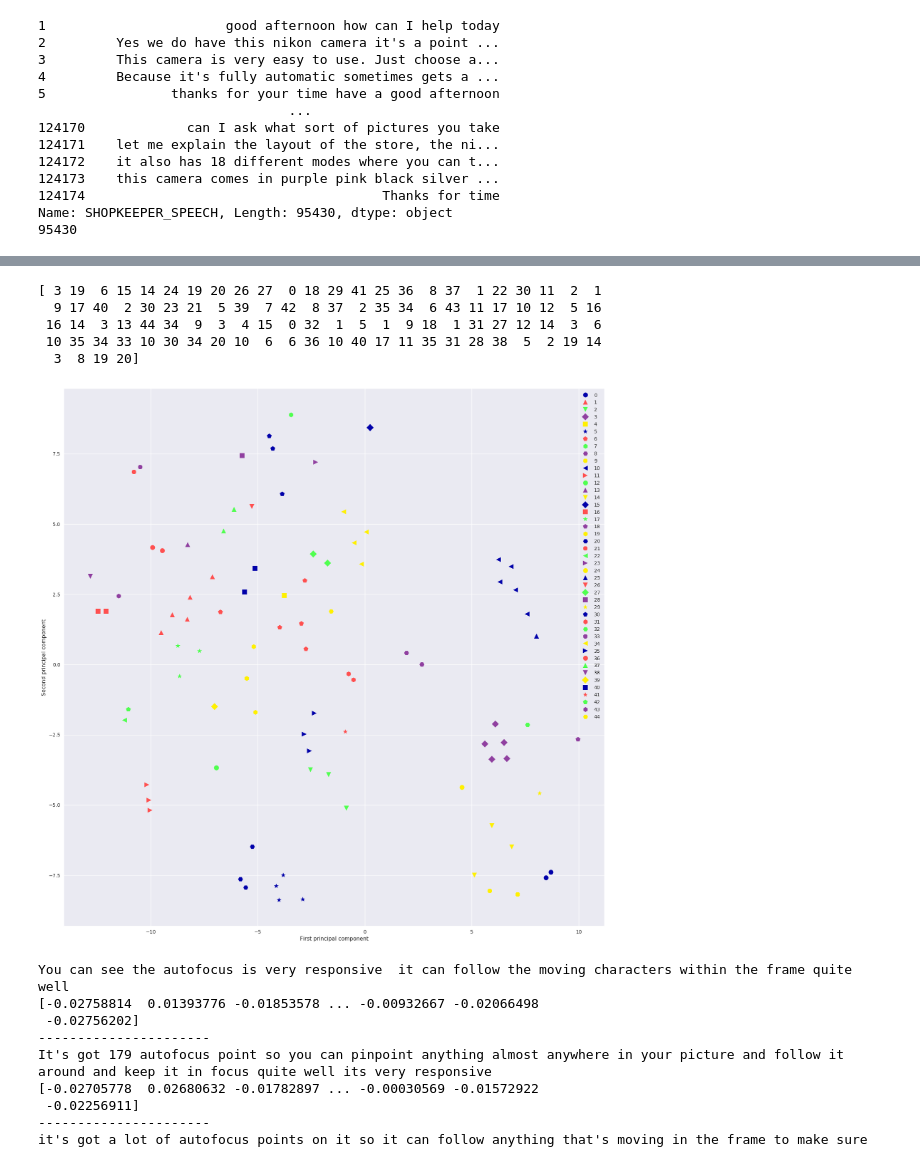
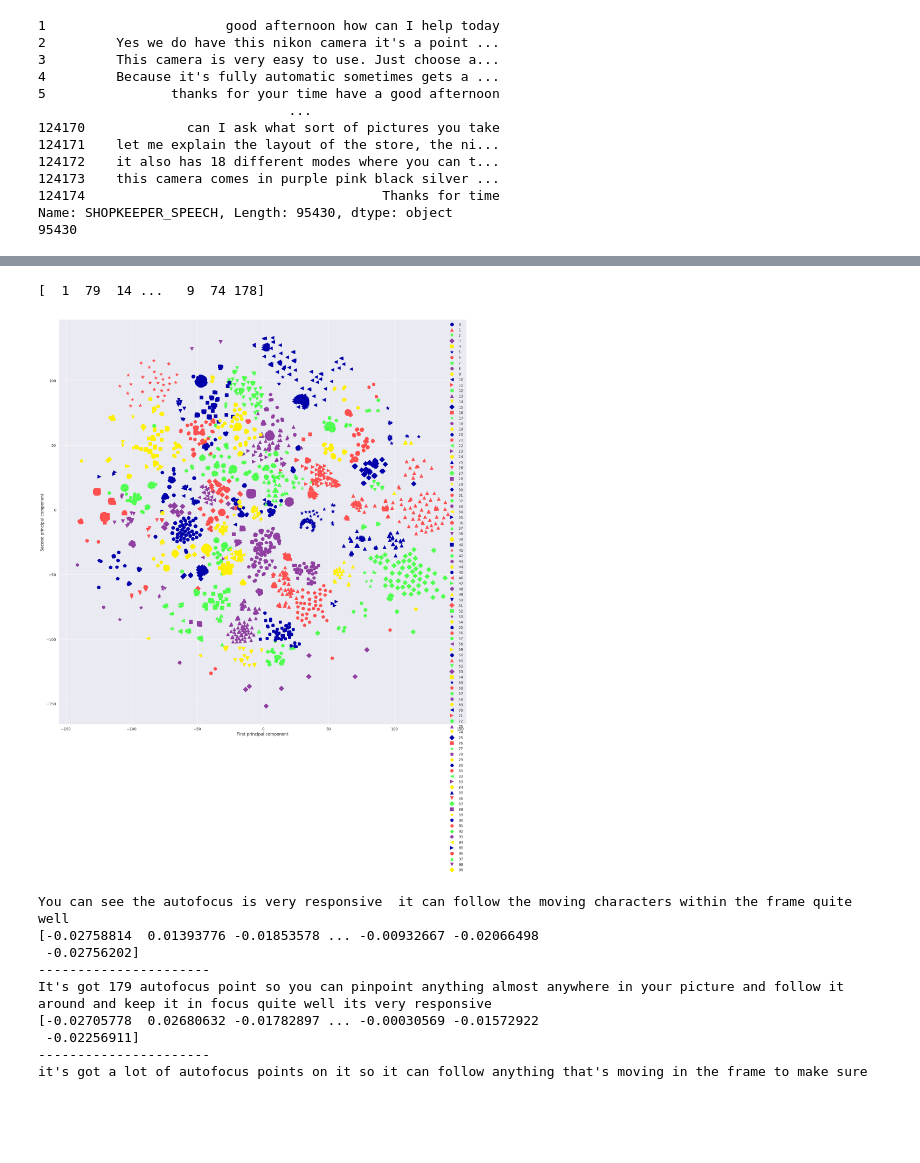
Before and after one commit to VictorPozoFernandez/ai4hri, a Jupyter notebook: scripts/Ada_Clustering.ipynb, the cells around one changed output, grey strips where cells are left out. Saved outputs shown, nothing was run; the diff lists cells and outputs as text; code cells hidden in the pictures; blank space fills up the shorter version.

Commit message:
Added 200 cluster utterances

```diff
--- a/scripts/Ada_Clustering.ipynb
+++ b/scripts/Ada_Clustering.ipynb
@@ -53,6 +56,8 @@ print(arr.shape)
 # %%
 from sklearn.cluster import KMeans
 from yellowbrick.cluster import KElbowVisualizer
+
+arr = np.load('/home/victor/catkin_ws/src/arr.npy',allow_pickle='TRUE')
 
 model = KMeans(n_init="auto")
 visualizer = KElbowVisualizer(model, k=(1,100), locate_elbow=False)
@@ -64,6 +69,6 @@ visualizer.show()        # Finalize and render the figure
 <matplotlib.axes._subplots.AxesSubplot at 0x...>
 # %%
-n_clusters = 45
+n_clusters = 200
 kmeans = KMeans(n_clusters=n_clusters, n_init="auto")
 kmeans.fit(arr)
 np.save("kmeans_model.npy", kmeans)
@@ -71,36 +76,32 @@ y = kmeans.predict(arr)
 
 print(y)
 # %% [output]
-[ 3 19  6 15 14 24 19 20 26 27  0 18 29 41 25 36  8 37  1 22 30 11  2  1
-  9 17 40  2 30 23 21  5 39  7 42  8 37  2 35 34  6 43 11 17 10 12  5 16
- 16 14  3 13 44 34  9  3  4 15  0 32  1  5  1  9 18  1 31 27 12 14  3  6
- 10 35 34 33 10 30 34 20 10  6  6 36 10 40 17 11 35 31 28 38  5  2 19 14
-  3  8 19 20]
+[  1  79  14 ...   9  74 178]
 # %%
 from sklearn.manifold import TSNE
 import seaborn as sns
 import matplotlib.pyplot as plt
 import plot_scatter as ps
 
 n_components = 2
 tsne = TSNE(n_components)
 tsne_result = tsne.fit_transform(arr)
 
-n_classes=np.arange(0, 50, 1).tolist()
+n_classes=np.arange(0, 100, 1).tolist()
 s = []
 for x in n_classes:
     s.append(str(x))
 
 plt.figure(figsize=(20, 20))
 sns.set_style('darkgrid')
 ps.discrete_scatter(tsne_result[:, 0], tsne_result[:, 1], y)
 plt.legend(s, loc="best")
 #plt.gca().set_aspect("equal")
 plt.xlabel("First principal component")
 plt.ylabel("Second principal component")
 plt.show()
 # %% [output]
-[figure, old version]
+[figure, new version]
 # %%
 from sklearn.metrics.pairwise import cosine_similarity
 from keybert import KeyBERT
```
Also changed, not shown: parts of 4 cells of this notebook, 1 other file.
